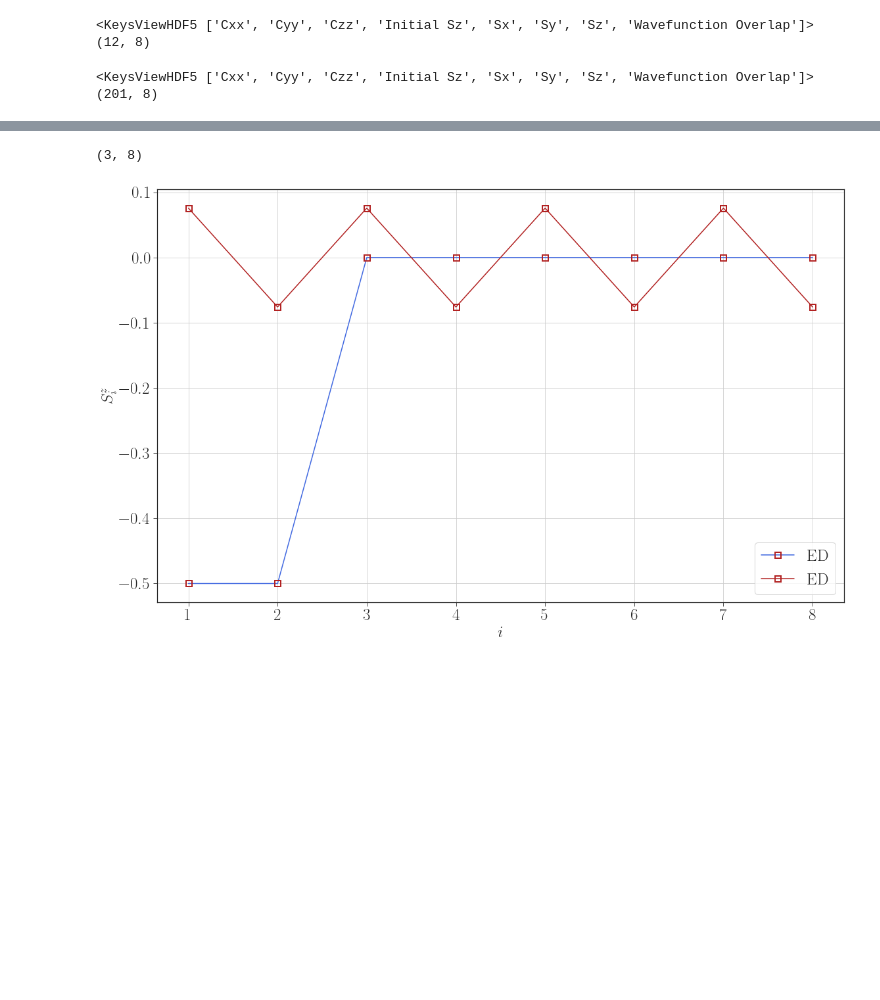
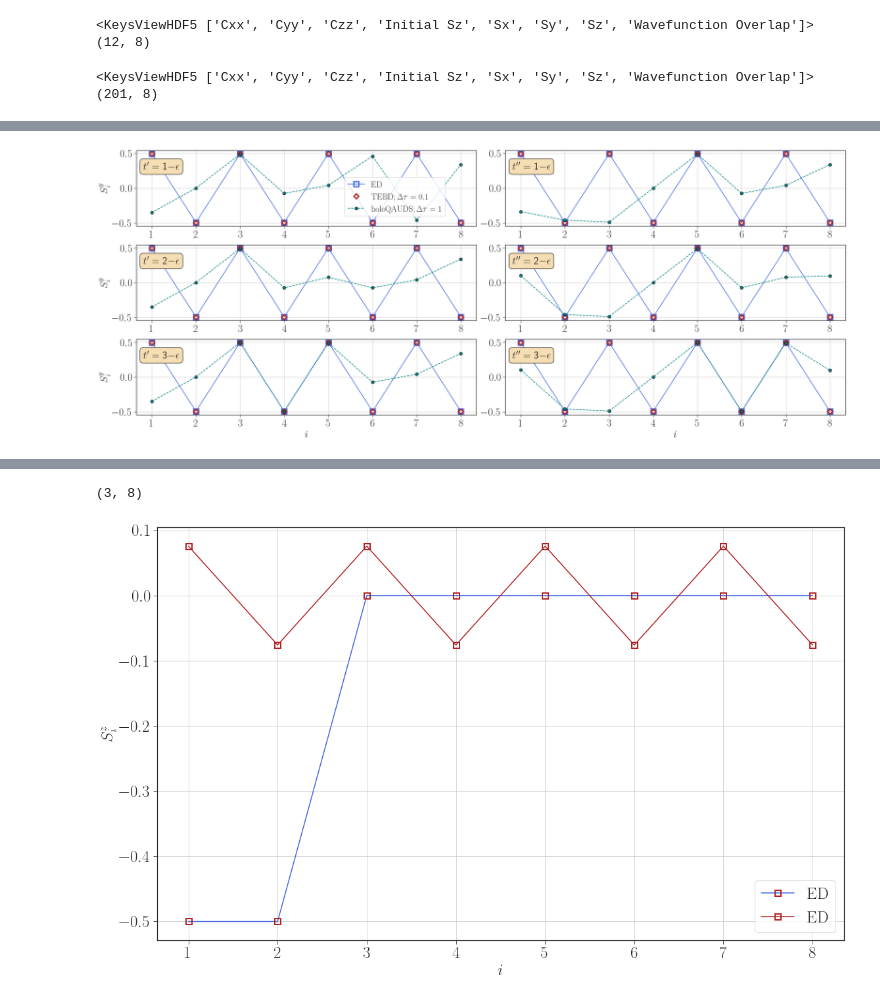
Before and after one commit to xiaobo-23/EntangledLightConeSampling, a Jupyter notebook: HQA_Data_Analysis.ipynb, the cells around one changed output, grey strips where cells are left out. Cells and saved outputs as stored; diff of their text form; code cells hidden in the pictures; blank space fills up the shorter version.

Commit message:
Benchmark the diagonal parts of the holoQUADS circuit against ED and TEBD

```diff
--- a/HQA_Data_Analysis.ipynb
+++ b/HQA_Data_Analysis.ipynb
@@ -466,12 +466,12 @@ def data_extrapolation(file_name, label):
     print(tmp_Sz.shape)
     return tmp_Sz
 # %%
-Sz_ED = data_extrapolation("Data/ED_N8_h0.2_Iteration12_Rotations_Only_Random_TESTING.h5", "Sy")
+Sz_ED = data_extrapolation("Data/ED_N8_h0.2_Iteration12_Rotations_Only_AFM_TESTING.h5", "Sy")
 # %% [output]
 <KeysViewHDF5 ['Cxx', 'Cyy', 'Czz', 'Initial Sz', 'Sx', 'Sy', 'Sz', 'Wavefunction Overlap']>
 (12, 8)
 # %%
-Sz_TEBD = data_extrapolation("Data/TEBD_N8_h0.2_tau0.1_T20.0_Rotations_Only_Random_TESTING.h5", "Sy")
+Sz_TEBD = data_extrapolation("Data/TEBD_N8_h0.2_tau0.1_T20.0_Rotations_Only_AFM_TESTING.h5", "Sy")
 # %% [output]
 <KeysViewHDF5 ['Cxx', 'Cyy', 'Czz', 'Initial Sz', 'Sx', 'Sy', 'Sz', 'Wavefunction Overlap']>
 (201, 8)
@@ -526,0 +527,3 @@ for ind in range(10):
+# %%
+Sz_holoQUADS_diagonal = data_extrapolation("Data/holoQUADS_Circuit_N8_h0.2_T3.0_Measure1_Rotations_Only_AFM_Diagonal_TESTING2.h5", "Sy")
+Sz_holoQUADS_diagonal.real
@@ -527 +553,56 @@ for ind in range(10):
+# %%
+'''
+    Benchmark the holoQUADS algorithm against ED and TEBD
+'''
+
+fig = plt.figure(figsize = (25, 16 * goldenRatio), tight_layout = True)
+spec = gridspec.GridSpec(nrows = 3, ncols = 2, figure = fig)
+plt.style.use('seaborn-ticks')
+
+for ind in range(6):
+    ind1 = ind if ind < 3 else (ind - 3)
+    ind2 = 0 if ind < 3 else 1
+
+    ax = fig.add_subplot(spec[ind1, ind2])
+
+    if ind2 == 0:
+#         ax.plot(np.arange(1, 9), Sz_ED[ind1 + 1, :].real, color = 'royalblue', marker = 's', markersize = 12, \
+#              markeredgecolor = 'royalblue', markerfacecolor = 'none', markeredgewidth = 3, label = r'$\rm ED$')
+#         ax.plot(np.arange(1, 9), Sz_TEBD[10 * (ind1 + 1), : 8].real, linestyle = '', color = 'firebrick', marker = 'D', markersize = 9, \
+#              markeredgecolor = 'firebrick', markerfacecolor = 'none', markeredgewidth = 3, label = r'$\rm TEBD; \Delta\tau = 0.1$')
+#         ax.plot(np.arange(1, 9), Sz_holoQUADS_diagonal[ind, :].real, linestyle = '--', color = 'teal', marker = 'o', markersize = 7, \
+#                markeredgecolor = 'black', markeredgewidth = 1, label = r'$\rm holoQAUDS; \Delta\tau = 1$')
+        ax.plot(np.arange(1, 9), Sz_ED[3, :].real, color = 'royalblue', marker = 's', markersize = 12, \
+             markeredgecolor = 'royalblue', markerfacecolor = 'none', markeredgewidth = 3, label = r'$\rm ED$')
+        ax.plot(np.arange(1, 9), Sz_TEBD[30, : 8].real, linestyle = '', color = 'firebrick', marker = 'D', markersize = 9, \
+             markeredgecolor = 'firebrick', markerfacecolor = 'none', markeredgewidth = 3, label = r'$\rm TEBD; \Delta\tau = 0.1$')
+        ax.plot(np.arange(1, 9), Sz_holoQUADS_diagonal[ind + 4, :].real, linestyle = '--', color = 'teal', marker = 'o', markersize = 7, \
+               markeredgecolor = 'black', markeredgewidth = 1, label = r'$\rm holoQAUDS; \Delta\tau = 1$')
+    else:
+        ax.plot(np.arange(1, 9), Sz_ED[3, :].real, color = 'royalblue', marker = 's', markersize = 12, \
+             markeredgecolor = 'royalblue', markerfacecolor = 'none', markeredgewidth = 3, label = r'$\rm ED$')
+        ax.plot(np.arange(1, 9), Sz_TEBD[30, : 8].real, linestyle = '', color = 'firebrick', marker = 'D', markersize = 9, \
+             markeredgecolor = 'firebrick', markerfacecolor = 'none', markeredgewidth = 3, label = r'$\rm TEBD; \Delta\tau = 0.1$')
+        ax.plot(np.arange(1, 9), Sz_holoQUADS_diagonal[ind1 + 7, :].real, linestyle = '--', color = 'teal', marker = 'o', markersize = 7, \
+               markeredgecolor = 'black', markeredgewidth = 1, label = r'$\rm holoQAUDS; \Delta\tau = 1$')
+
+    if ind == 0:
+        ax.legend(frameon = True, fontsize = 20, ncol = 1, bbox_to_anchor = [0.6, 0.7])
+    elif ind1 == 2:
+        ax.set_xlabel(r'$i$', fontsize = 25)
+
+    if ind < 3:
+        ax.set_ylabel(r'$S^{y}_{i}$', fontsize = 25)
+        ax.text(.02, .75, r'$t^{\prime} = \;$' + str(ind + 1) + r'$- \epsilon$', \
+            transform = ax.transAxes, fontsize = 25, bbox = dict(boxstyle = "round", facecolor = 'wheat', alpha = 1.0))
+    else:
+        ax.text(.02, .75, r'$t^{\prime\prime} = \;$' + str(ind - 2) + r'$- \epsilon$', \
+            transform = ax.transAxes, fontsize = 25, bbox = dict(boxstyle = "round", facecolor = 'wheat', alpha = 1.0))
+
+    ax.tick_params(axis = "both", which = "major", labelsize = 25)
+    ax.grid()
+
+plt.savefig('Figures/Kicked_Ising_h0.2_T3.0_holoQUADS_Benchmark_Rotations_Only_AFM_Diagonal_Part1_Sy.pdf')
+# %% [output]
+[figure, added]
 # %%
```
Also changed, not shown: parts of 5 cells of this notebook, 3 other files.
